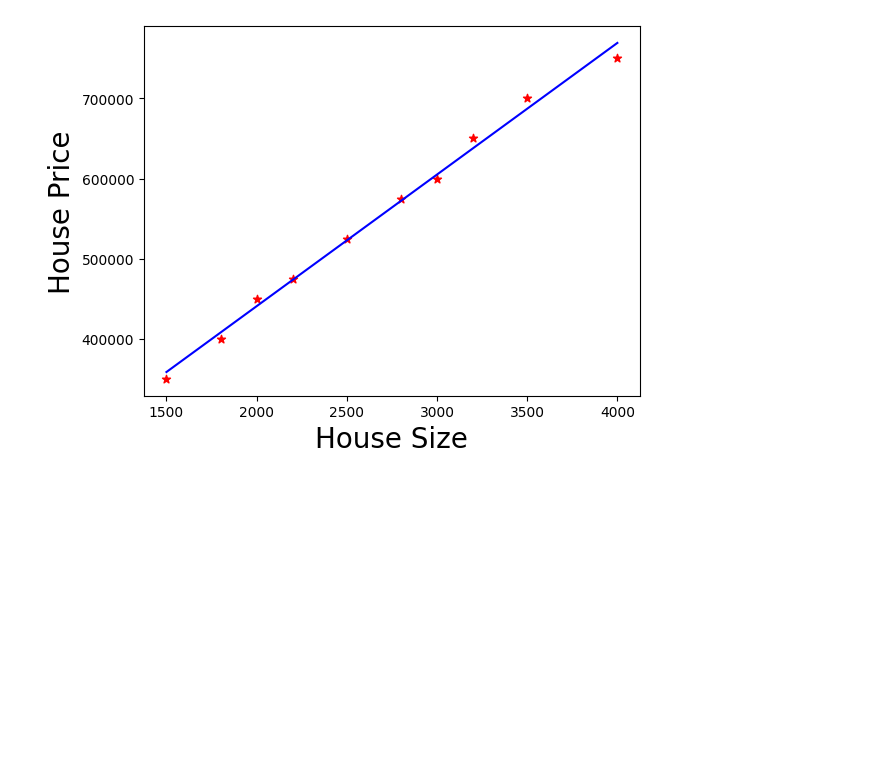
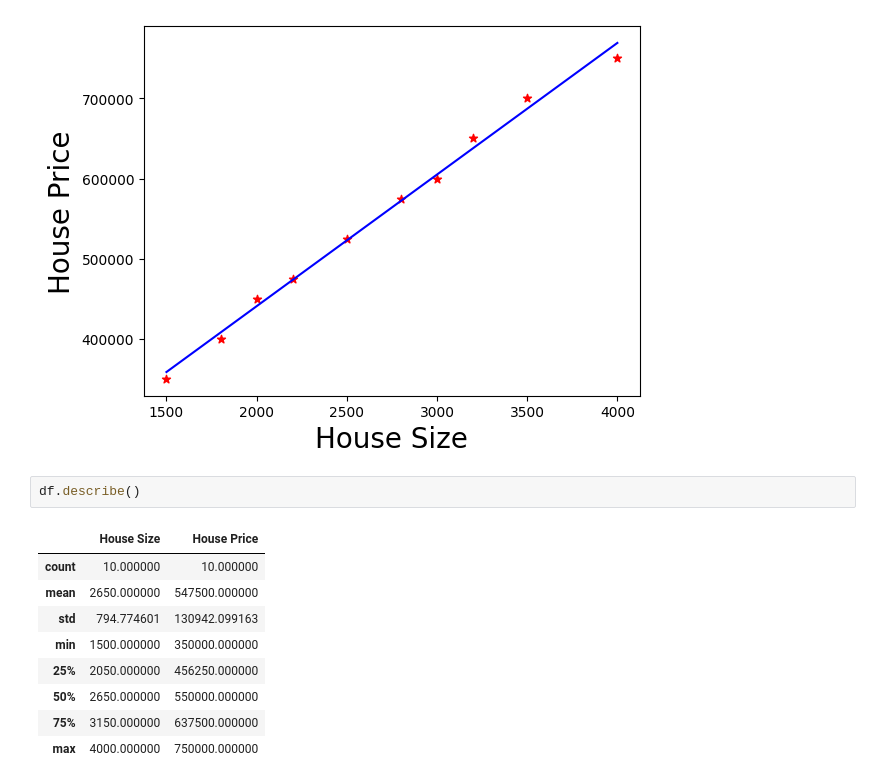
Before and after one commit to Akbarhusain12/Machine_learning, a Jupyter notebook: Linear regression.ipynb, the cells around one changed output. Cells and saved outputs as stored; diff of their text form; blank space fills up the shorter version.

```diff
--- a/Linear regression.ipynb
+++ b/Linear regression.ipynb
@@ -65,3 +65,15 @@ plt.ylabel('House Price', fontsize=20)
 plt.show()
 # %% [output]
 [figure]
+# %%
+df.describe()
+# %% [output]
+|  | House Size | House Price |
+| count | 10.000000 | 10.000000 |
+| mean | 2650.000000 | 547500.000000 |
+| std | 794.774601 | 130942.099163 |
+| min | 1500.000000 | 350000.000000 |
+| 25% | 2050.000000 | 456250.000000 |
+| 50% | 2650.000000 | 550000.000000 |
+| 75% | 3150.000000 | 637500.000000 |
+| max | 4000.000000 | 750000.000000 |
```
